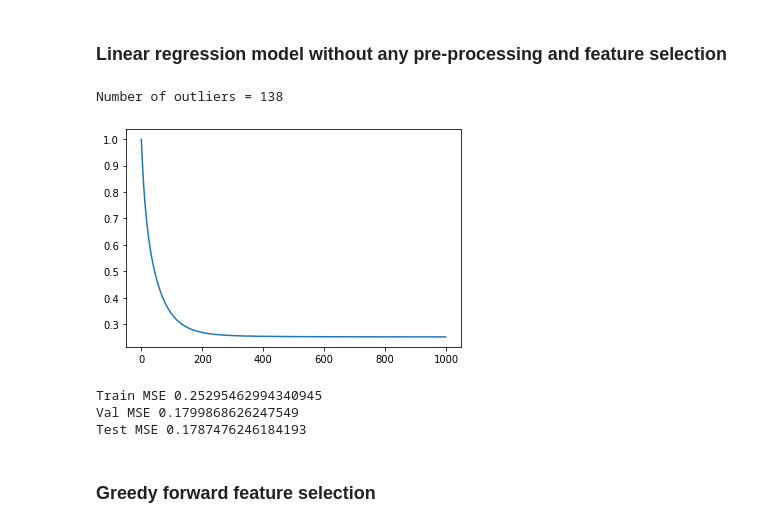
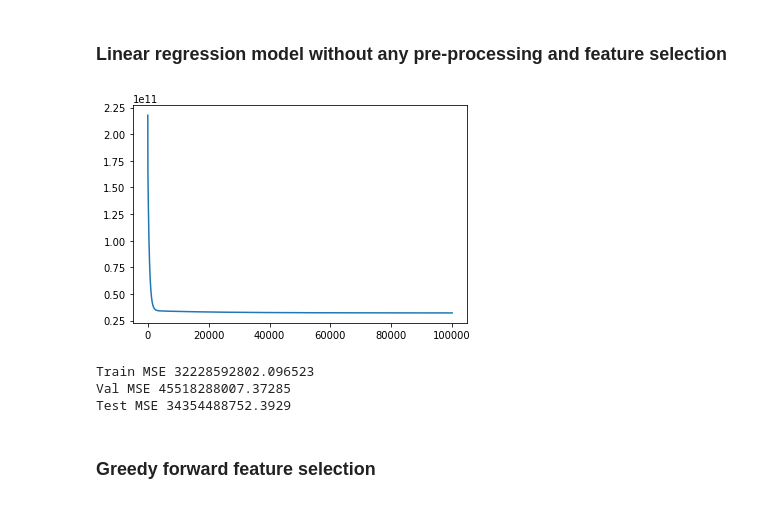
Before and after one commit to durba-s/FODS_Assignment, a Jupyter notebook: FODS_A2.ipynb, the cells around one changed output. Cells and saved outputs as stored; diff of their text form; code cells hidden in the pictures.

Commit message:
trash model

```diff
--- a/FODS_A2.ipynb
+++ b/FODS_A2.ipynb
@@ -95,6 +95,8 @@ def preprocess(data,f=0.6,scalingMethod="standardize", outlierMethod="knn", knn_
     elif missingValues == "imputemean":
         for col in data.columns:
             data[col] = data[col].fillna((data[col].mean()))
+    else:
+        data = data.fillna(0)
 
     if outlierMethod == "knn":
         scaled_data = data.iloc[:,:-1]
@@ -108,6 +110,8 @@ def preprocess(data,f=0.6,scalingMethod="standardize", outlierMethod="knn", knn_
         target = (target - target.mean())/target.std()
         outlier_index = np.argwhere(target >= tstd_threshold)
         data = data.drop(data.index[outlier_index])
+    else:
+        pass
 
     #train test split
     train = data.sample(frac=f, random_state=0)
@@ -121,9 +125,7 @@ def preprocess(data,f=0.6,scalingMethod="standardize", outlierMethod="knn", knn_
     X_test = test.iloc[:, :-1]
     y_test = test.iloc[:, -1]
 
-    if scalingMethod == None:
-        return np.array(X_train), np.array(y_train).reshape(-1,1), np.array(X_val), np.array(y_val).reshape(-1,1), np.array(X_test), np.array(y_test).reshape(-1,1), 0, 1, 0, 1
-    elif scalingMethod == "standardize":
+    if scalingMethod == "standardize":
         Xmean = X_train.mean()
         Xsd = X_train.std()
         ymean = y_train.mean()
@@ -147,6 +149,8 @@ def preprocess(data,f=0.6,scalingMethod="standardize", outlierMethod="knn", knn_
         y_val = (y_val - yminval) / (ydiff + EPS)
         y_test = (y_test - yminval) / (ydiff + EPS)
         return np.array(X_train), np.array(y_train).reshape(-1,1), np.array(X_val), np.array(y_val).reshape(-1,1), np.array(X_test), np.array(y_test).reshape(-1,1), Xminval, Xdiff, yminval, ydiff
+    else:
+        return np.array(X_train), np.array(y_train).reshape(-1,1), np.array(X_val), np.array(y_val).reshape(-1,1), np.array(X_test), np.array(y_test).reshape(-1,1), 0, 1, 0, 1
 
 X_train, y_train, X_val, y_val, X_test, y_test, xnum, xdr, ynum, ydr = preprocess(df)
 model = LinearRegression(X_train, y_train)
@@ -274,18 +278,17 @@ def GBFS(X_train, y_train, X_val, y_val, X_test, y_test):
 # %% [markdown]
 ### Linear regression model without any pre-processing and feature selection
 # %%
-X_train, y_train, X_val, y_val, X_test, y_test, xnum, xdr, ynum, ydr = preprocess(df)
+X_train, y_train, X_val, y_val, X_test, y_test, xnum, xdr, ynum, ydr = preprocess(df, scalingMethod=None, outlierMethod=None, missingValues=None)
 model = LinearRegression(X_train, y_train)
-W,b = model.fitGD(lr=0.01, graph=True)
+W,b = model.fitGD(lr=1e-10, n_iter=int(1e5), graph=True)
 print('Train MSE',model.MSE(y_train, model.predict(X_train)))
 print('Val MSE',model.MSE(y_val, model.predict(X_val)))
 print('Test MSE',model.MSE(y_test, model.predict(X_test)))
 # %% [output]
+[figure, new version]
-Number of outliers = 138
+Train MSE 32228592802.096523
+Val MSE 45518288007.37285
+Test MSE 34354488752.3929
-[figure, old version]
-Train MSE 0.25295462994340945
-Val MSE 0.1799868626247549
-Test MSE 0.1787476246184193
 # %% [markdown]
 ### Greedy forward feature selection
 # %%
```
